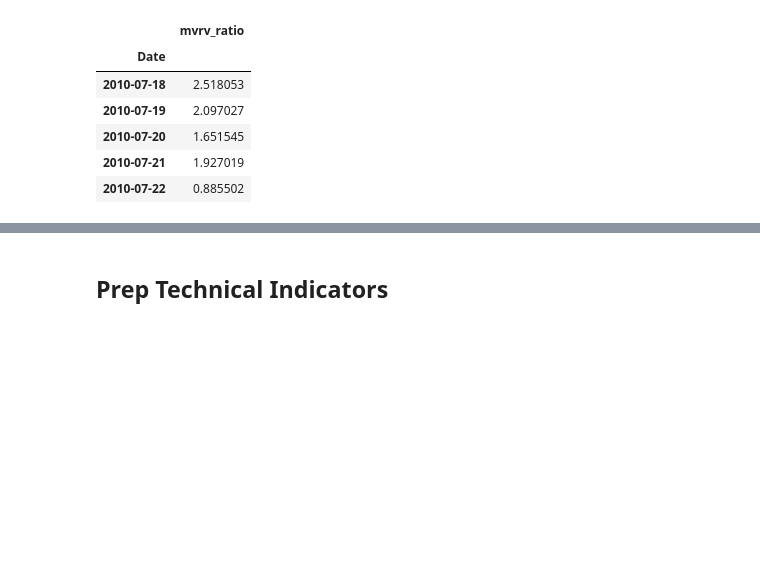
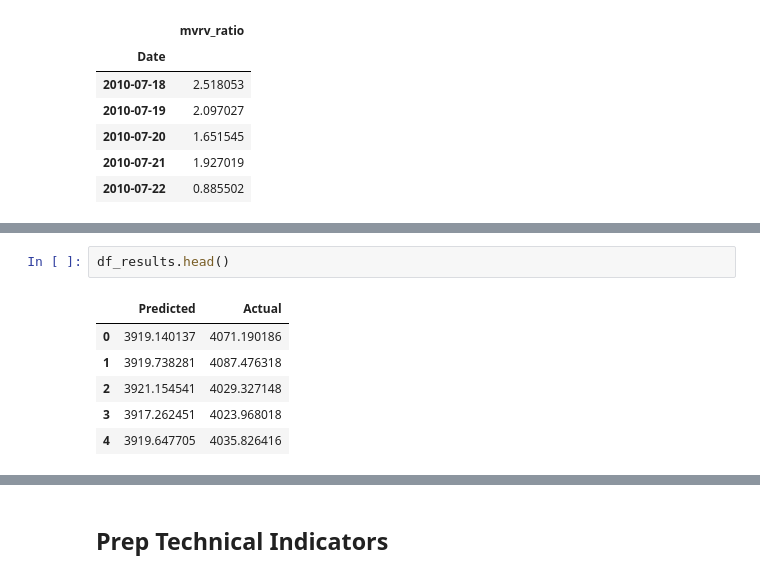
Before and after one commit to bcizek91/crypto_bot_project_2, a Jupyter notebook: Data_Prep_Master.ipynb, the cells around one changed output, grey strips where cells are left out. Saved outputs shown, nothing was run; the diff lists cells and outputs as text; blank space fills up the shorter version.

```diff
--- a/Data_Prep_Master.ipynb
+++ b/Data_Prep_Master.ipynb
@@ -180,0 +338,9 @@ btc_master_df.head()
+# %%
+df_results.head()
+# %% [output]
+|  | Predicted | Actual |
+| 0 | 3919.140137 | 4071.190186 |
+| 1 | 3919.738281 | 4087.476318 |
+| 2 | 3921.154541 | 4029.327148 |
+| 3 | 3917.262451 | 4023.968018 |
+| 4 | 3919.647705 | 4035.826416 |
```
Also changed, not shown: parts of 21 cells of this notebook.
